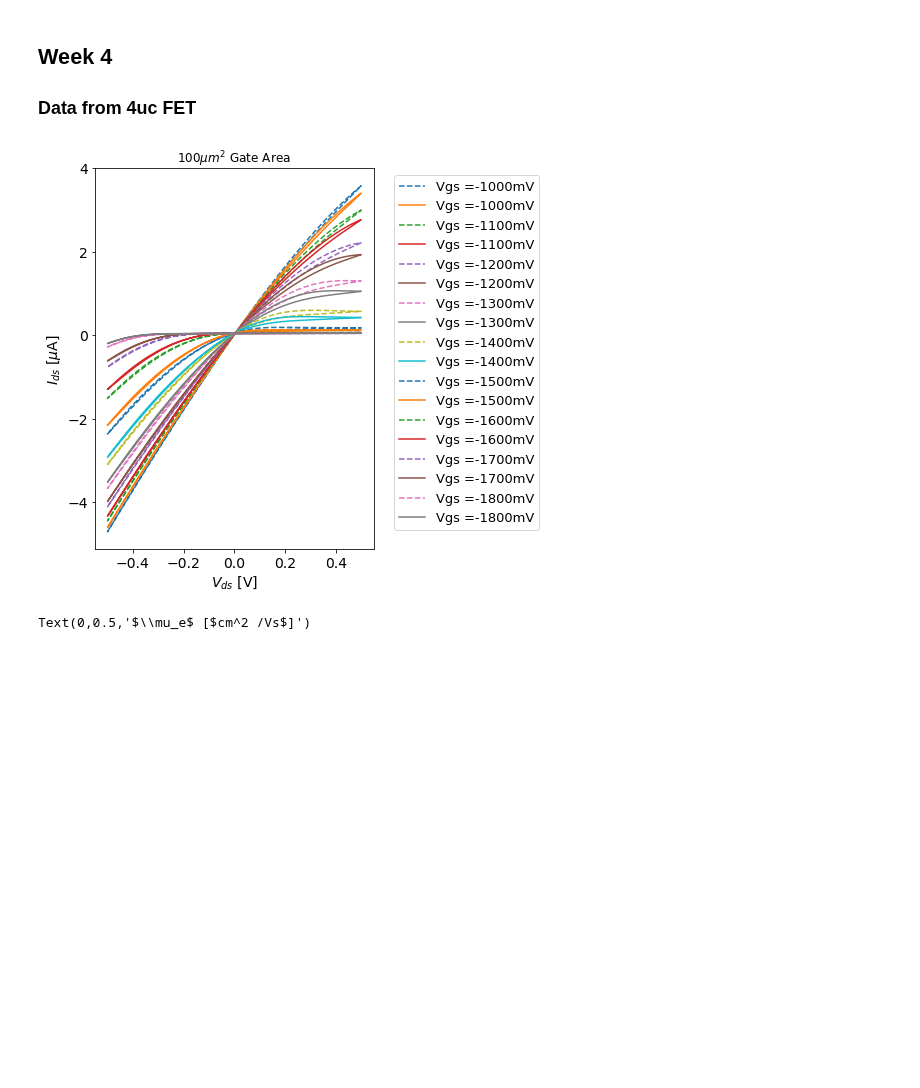
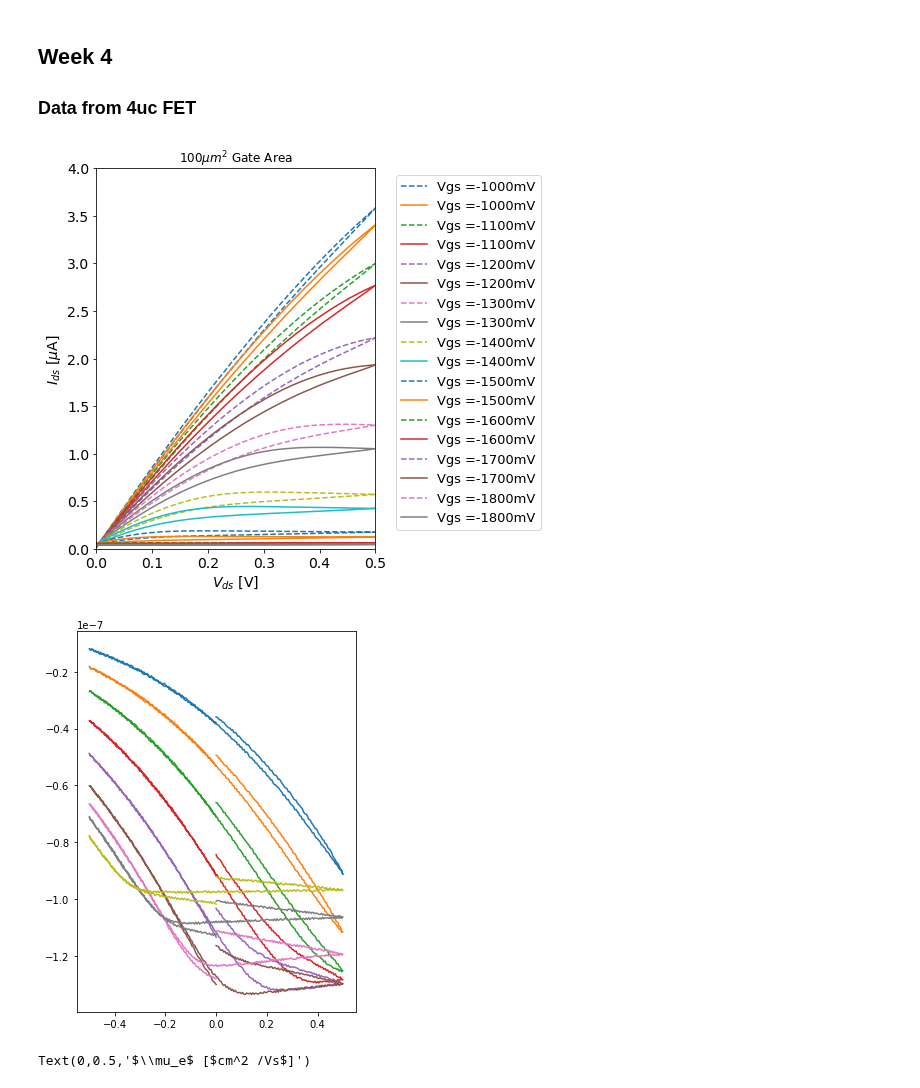
Before and after one commit to prabowobagas/Jupyter-Notebook-Thesis, a Jupyter notebook: Weekly Journal.ipynb, the cells around one changed output. Cells and saved outputs as stored; diff of their text form; code cells hidden in the pictures; blank space fills up the shorter version.

```diff
--- a/Weekly Journal.ipynb
+++ b/Weekly Journal.ipynb
@@ -244,43 +244,50 @@ dataparsing(input_file, output_file, data_width)
 # %%
 # Vds variable plotter
 
 def wrapper_vds(dataframe):
     dataframe.drop('Unnamed: 5', axis=1,inplace=True)
     dataframe.columns = ['time','Vgs','Vds','Igs','Ids']
     return dataframe
 
 
 def sigmoid(x, a, b, c, d):
     y = a / (1 + np.exp(-b*x-c)) + d
     return y
 
 for i in range(11,20):
     df1 = pd.read_csv('Data\\dev15\\dev15_vsd\\dev15_dataset'+str(i)+'.txt',sep='\t',skiprows = [0,1,2])
     df2 = pd.read_csv('Data\\dev16\\dev16_vsd\\dev16dataset'+str(i)+'.txt',sep='\t',skiprows = [0,1,2])
 
     df_wrap1 = wrapper_vds(df1)
     df_wrap2 = wrapper_vds(df2)
 
+    fig1 = plt.figure(1)
     plt.plot(df_wrap1['Vds'], df_wrap1['Ids']/(10)**(-6), label = 'Vgs ='+str((i*-100)+100)+'mV',linestyle = 'dashed')
     plt.plot(df_wrap2['Vds'], df_wrap2['Ids']/(10)**(-6), label = 'Vgs ='+str((i*-100)+100)+'mV')
+    plt.title('100$\mu m^2$ Gate Area')
+    plt.xlabel('$V_{ds}$ [V]', fontsize=14)
+    plt.ylabel('$I_{ds}$ [$\mu$A]', fontsize=14)
+    plt.legend(bbox_to_anchor=(1.05, 1), loc=2,  prop={'size': 13})
+    plt.xlim(0, 0.5)
+    plt.ylim(0,)
+    plt.rcParams['figure.figsize'] = (5,7)
+    ax = plt.gca()
+    ax.tick_params(axis = 'both', which = 'major', labelsize = 14)
 
 
-plt.title('100$\mu m^2$ Gate Area')
-plt.xlabel('$V_{ds}$ [V]', fontsize=14)
-plt.ylabel('$I_{ds}$ [$\mu$A]', fontsize=14)
-plt.legend(bbox_to_anchor=(1.05, 1), loc=2,  prop={'size': 13})
+    fig2 = plt.figure(2)
+    plt.plot(df_wrap1['Vds'], df_wrap2['Igs'], label = 'Vgs ='+str((i*-100)+100)+'mV')
 
-# plt.xlim(-0.5,0.5)
-#plt.ylim(0,)
 
-plt.rcParams['figure.figsize'] = (5,7)
-ax = plt.gca()
-ax.tick_params(axis = 'both', which = 'major', labelsize = 14)
-plt.show()
+
+
+
+
 
 # plt.savefig('Figures\\Ids_Vds_dev15-16.pdf', format='pdf', dpi=1000, bbox_inches='tight')
 # %% [output]
-[figure, old version]
+[figure, new version]
+[figure, added]
 # %%
 from scipy import constants
 
```
Also changed, not shown: parts of 2 cells of this notebook.
